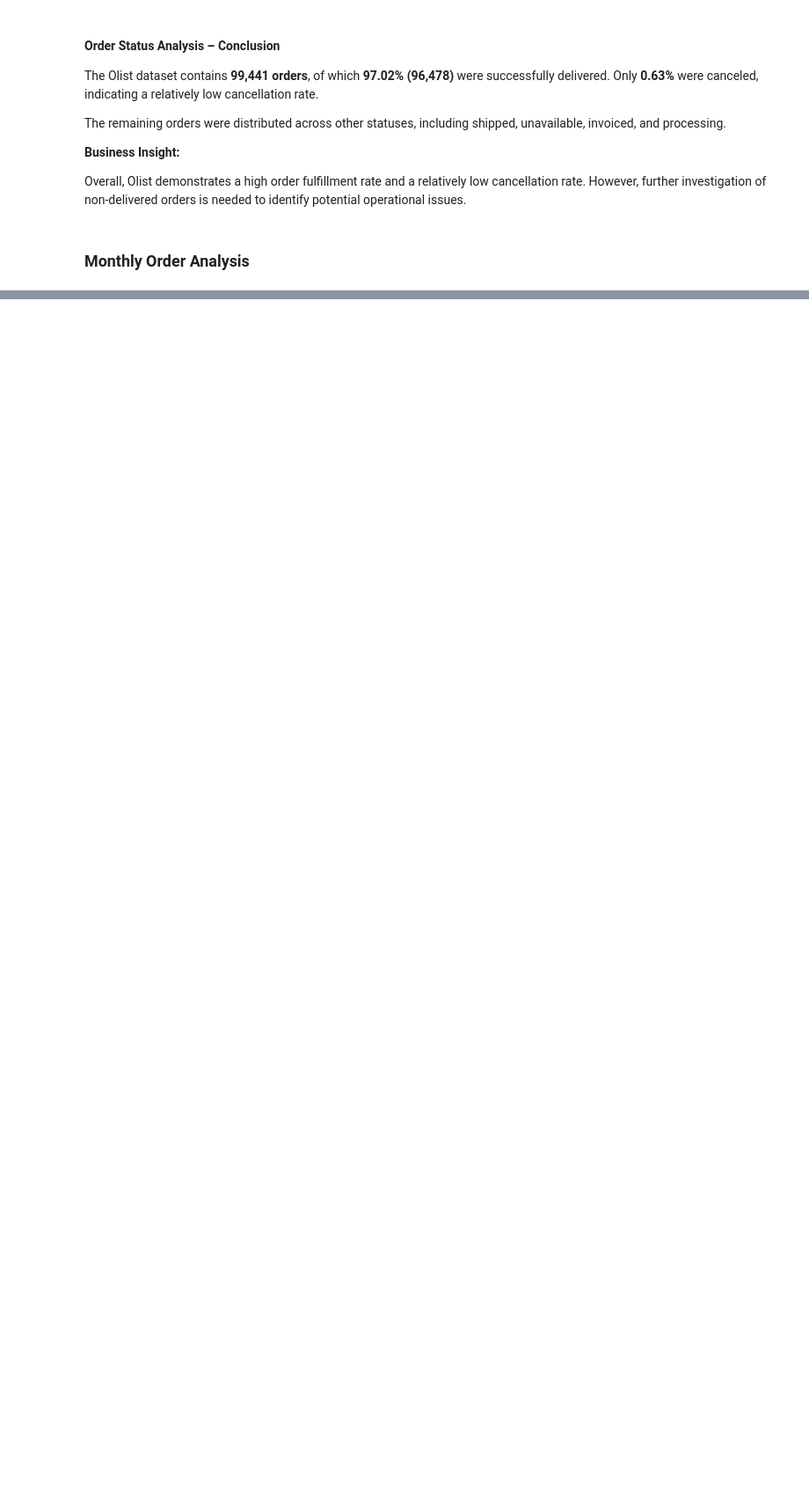
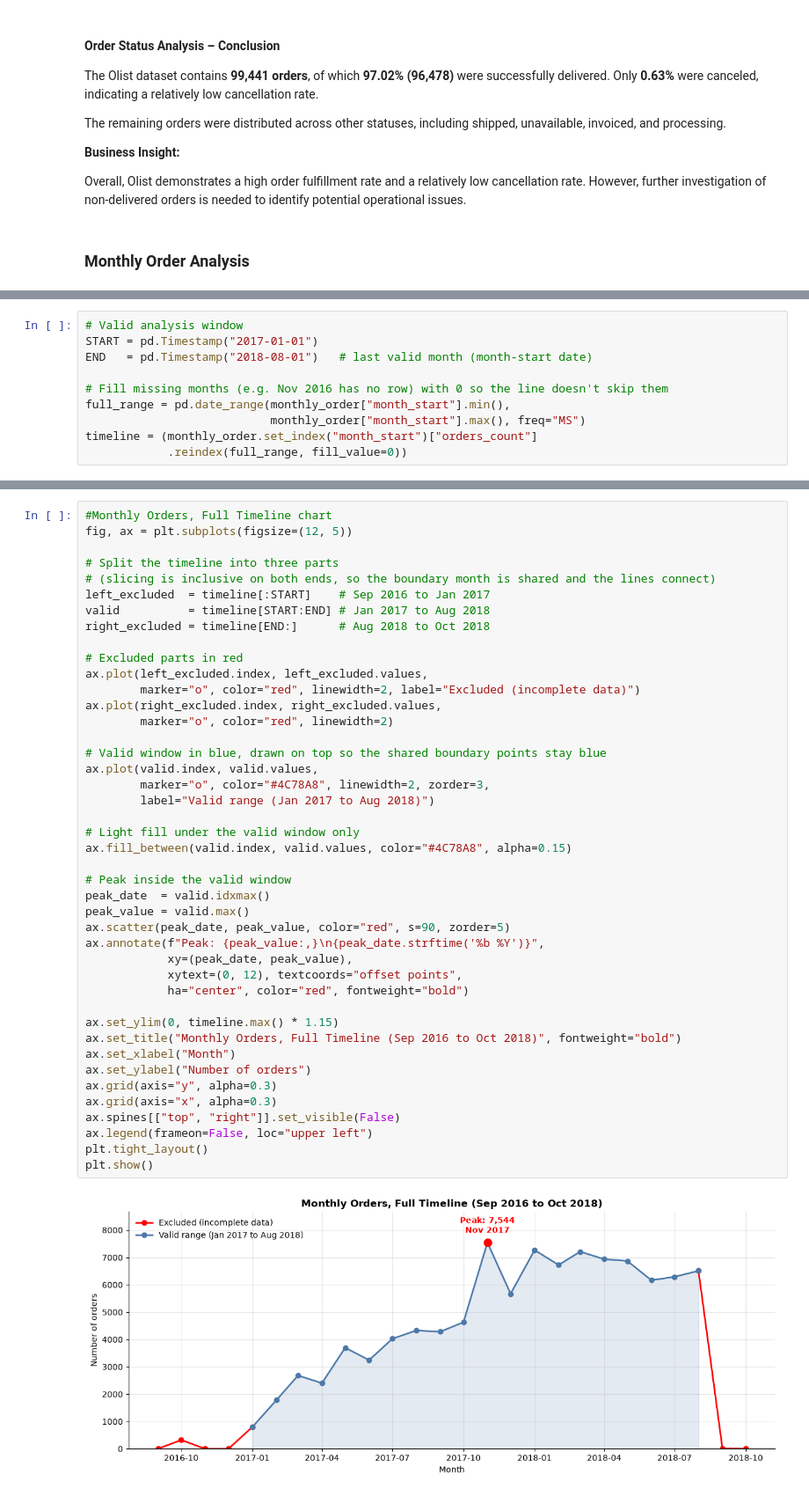
Before and after one commit to Abolfazl-Moradi006/Olist-data-analysis, a Jupyter notebook: Notebooks/3_Order Status & Time Trend Analysis.ipynb, the cells around one changed output, grey strips where cells are left out. Shown at 88% size. Saved outputs shown, nothing was run; the diff lists cells and outputs as text; blank space fills up the shorter version.

```diff
--- a/Notebooks/3_Order Status & Time Trend Analysis.ipynb
+++ b/Notebooks/3_Order Status & Time Trend Analysis.ipynb
@@ -189,0 +137,10 @@ plt.show()
+# %%
+# Valid analysis window
+START = pd.Timestamp("2017-01-01")
+END   = pd.Timestamp("2018-08-01")   # last valid month (month-start date)
+
+# Fill missing months (e.g. Nov 2016 has no row) with 0 so the line doesn't skip them
+full_range = pd.date_range(monthly_order["month_start"].min(),
+                           monthly_order["month_start"].max(), freq="MS")
+timeline = (monthly_order.set_index("month_start")["orders_count"]
+            .reindex(full_range, fill_value=0))
@@ -189,0 +179,45 @@ plt.show()
+# %%
+#Monthly Orders, Full Timeline chart
+fig, ax = plt.subplots(figsize=(12, 5))
+
+# Split the timeline into three parts
+# (slicing is inclusive on both ends, so the boundary month is shared and the lines connect)
+left_excluded  = timeline[:START]    # Sep 2016 to Jan 2017
+valid          = timeline[START:END] # Jan 2017 to Aug 2018
+right_excluded = timeline[END:]      # Aug 2018 to Oct 2018
+
+# Excluded parts in red
+ax.plot(left_excluded.index, left_excluded.values,
+        marker="o", color="red", linewidth=2, label="Excluded (incomplete data)")
+ax.plot(right_excluded.index, right_excluded.values,
+        marker="o", color="red", linewidth=2)
+
+# Valid window in blue, drawn on top so the shared boundary points stay blue
+ax.plot(valid.index, valid.values,
+        marker="o", color="#4C78A8", linewidth=2, zorder=3,
+        label="Valid range (Jan 2017 to Aug 2018)")
+
+# Light fill under the valid window only
+ax.fill_between(valid.index, valid.values, color="#4C78A8", alpha=0.15)
+
+# Peak inside the valid window
+peak_date  = valid.idxmax()
+peak_value = valid.max()
+ax.scatter(peak_date, peak_value, color="red", s=90, zorder=5)
+ax.annotate(f"Peak: {peak_value:,}\n{peak_date.strftime('%b %Y')}",
+            xy=(peak_date, peak_value),
+            xytext=(0, 12), textcoords="offset points",
+            ha="center", color="red", fontweight="bold")
+
+ax.set_ylim(0, timeline.max() * 1.15)
+ax.set_title("Monthly Orders, Full Timeline (Sep 2016 to Oct 2018)", fontweight="bold")
+ax.set_xlabel("Month")
+ax.set_ylabel("Number of orders")
+ax.grid(axis="y", alpha=0.3)
+ax.grid(axis="x", alpha=0.3)
+ax.spines[["top", "right"]].set_visible(False)
+ax.legend(frameon=False, loc="upper left")
+plt.tight_layout()
+plt.show()
+# %% [output]
+[figure, added]
```
Also changed, not shown: parts of 3 cells of this notebook.
